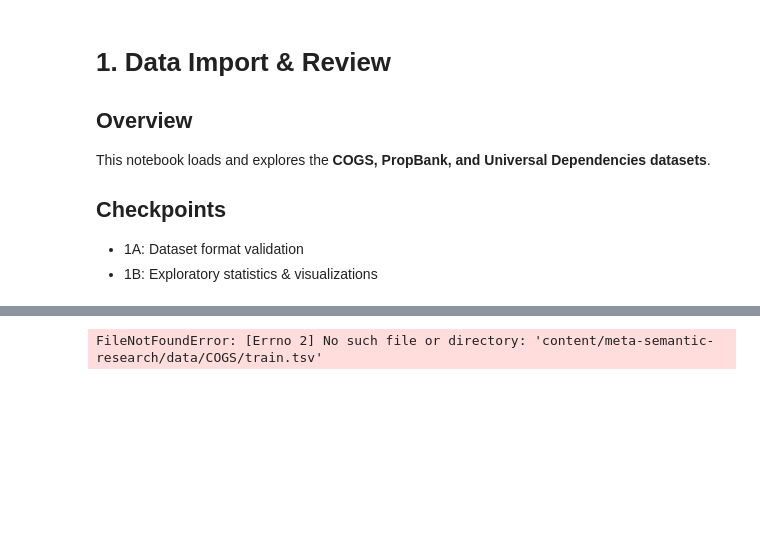
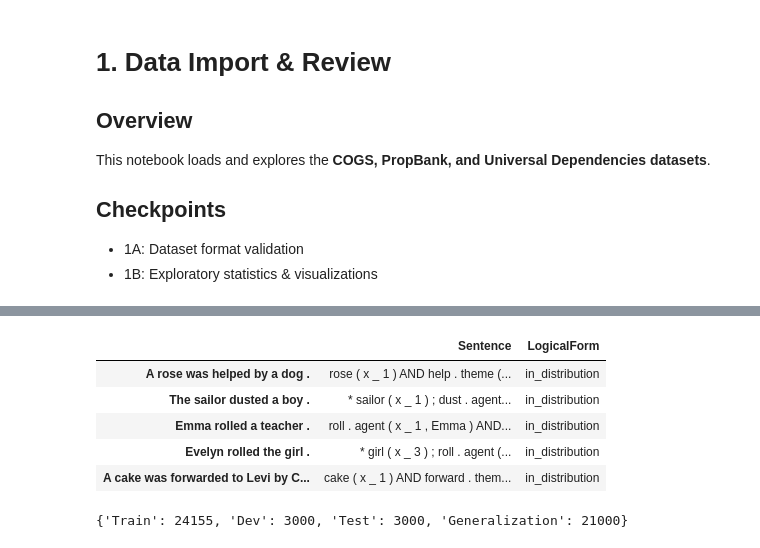
Before and after one commit to cmhobbs96/meta-semantic-research, a Jupyter notebook: notebooks/1_data_import_review.ipynb, the cells around one changed output, grey strips where cells are left out. Cells and saved outputs as stored; diff of their text form; code cells hidden in the pictures; blank space fills up the shorter version.

Commit message:
Initial data import notebook

```diff
--- a/notebooks/1_data_import_review.ipynb
+++ b/notebooks/1_data_import_review.ipynb
@@ -8,6 +8,9 @@ This notebook loads and explores the **COGS, PropBank, and Universal Dependencie
 - 1A: Dataset format validation
 - 1B: Exploratory statistics & visualizations
 # %%
+# Ensure the repository is cloned
+!git clone https://github.com/cmhobbs96/meta-semantic-research.git
+
 # Install required libraries (if not installed)
 !pip install datasets pandas matplotlib seaborn
 
@@ -16,7 +19,12 @@ import pandas as pd
 import os
 
 # Define path to COGS dataset
-cogs_path = "content/meta-semantic-research/data/COGS"
+cogs_path = "/content/meta-semantic-research/data/COGS"
+
+if os.path.exists(cogs_path):
+    print(f"Path '{cogs_path}' exists.")
+else:
+    print(f"Path '{cogs_path}' does not exist.")
 
 # Load dataset splits
 train_path = os.path.join(cogs_path, "train.tsv")
@@ -53,4 +61,9 @@ Successfully installed datasets-3.4.1 dill-0.3.8 multiprocess-0.70.16 xxhash-3.5
-FileNotFoundError: [Errno 2] No such file or directory: 'content/meta-semantic-research/data/COGS/train.tsv'
+|  | Sentence | LogicalForm |
+| A rose was helped by a dog . | rose ( x _ 1 ) AND help . theme (... | in_distribution |
+| The sailor dusted a boy . | * sailor ( x _ 1 ) ; dust . agent... | in_distribution |
+| Emma rolled a teacher . | roll . agent ( x _ 1 , Emma ) AND... | in_distribution |
+| Evelyn rolled the girl . | * girl ( x _ 3 ) ; roll . agent (... | in_distribution |
+| A cake was forwarded to Levi by C... | cake ( x _ 1 ) AND forward . them... | in_distribution |
 # %%
 # Display dataset sizes
 dataset_sizes = {
@@ -60,6 +73,8 @@ dataset_sizes = {
     "Generalization": len(gen_df)
 }
 dataset_sizes
+# %% [output]
+{'Train': 24155, 'Dev': 3000, 'Test': 3000, 'Generalization': 21000}
 # %%
 import matplotlib.pyplot as plt
 import seaborn as sns
```
Also changed, not shown: parts of 3 cells of this notebook.
